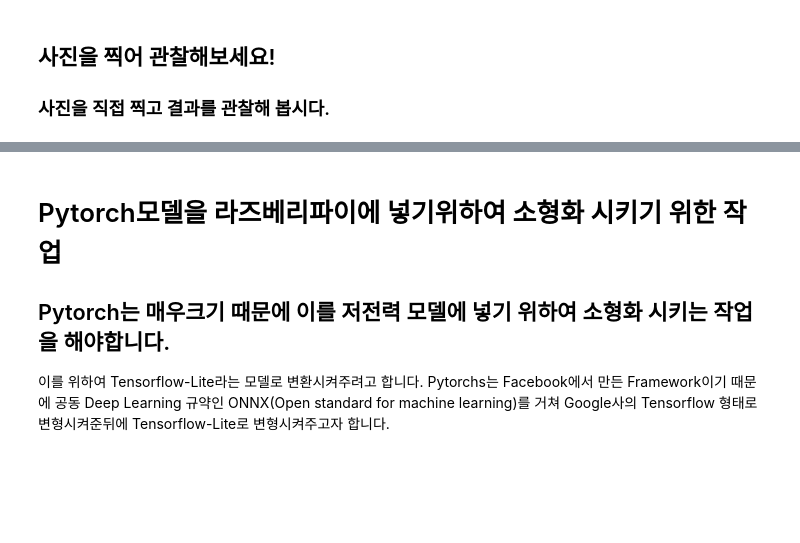
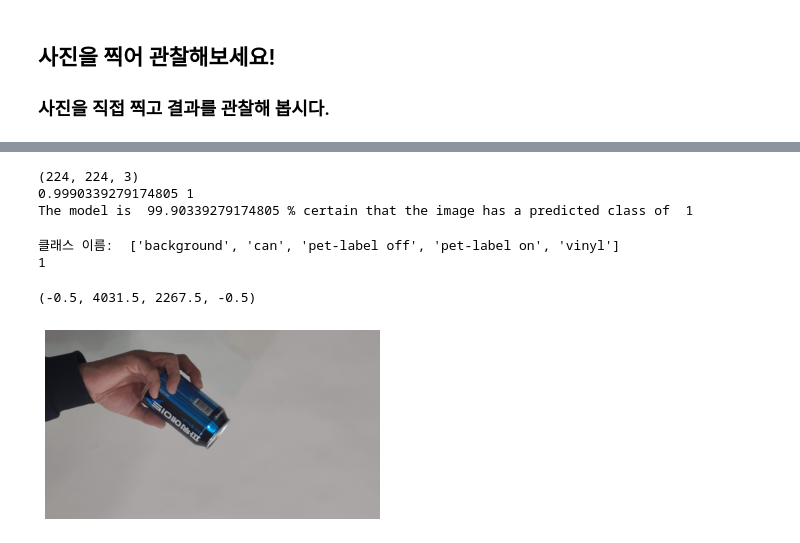
Before and after one commit to pakrseungbin/colab_raspberrypi, a Jupyter notebook: Transfer_Learning.ipynb, the cells around one changed output, grey strips where cells are left out. Saved outputs shown, nothing was run; the diff lists cells and outputs as text; code cells hidden in the pictures; blank space fills up the shorter version.

```diff
--- a/Transfer_Learning.ipynb
+++ b/Transfer_Learning.ipynb
@@ -345,12 +464,13 @@ model.to(device)
 ## 사진을 찍어 관찰해보세요!
 ### 사진을 직접 찍고 결과를 관찰해 봅시다.
 # %%
+import torch.nn.functional as F
 def predict(image, model):
     # Pass the image through our model
     output = model.forward(image)
 
     # Reverse the log function in our output
-    output = torch.exp(output)
+    output = F.softmax(output, dim=1)
 
     # Get the top predicted class, and the output percentage for
     # 확률과 클래스를 반환
@@ -415,18 +537,18 @@ def process_image(image_path):
 
     # 사이즈
     width, height = img.size
-    img = img.resize((255, int(255*(height/width))) if width < height else (int(255*(width/height)), 255)) # 255 x 255 사이즈로 변환
+    # img = img.resize((255, int(255*(height/width))) if width < height else (int(255*(width/height)), 255)) # 255 x 255 사이즈로 변환
 
-    # 변화된 사이즈
-    width, height = img.size
-    left = (width - 224)/2
-    top = (height - 224)/2
-    right = (width + 224)/2
-    bottom = (height + 224)/2
-    img = img.crop((left, top, right, bottom))
+    # # 변화된 사이즈
+    # width, height = img.size
+    # left = (width - 224)/2
+    # top = (height - 224)/2
+    # right = (width + 224)/2
+    # bottom = (height + 224)/2
+    # img = img.crop((left, top, right, bottom))
+    img = img.resize((224, 224))
+    img = np.array(img)
 
-    img = np.array(img)
-    print(img.shape)
     # Chnnel이 먼저되게끔 설정(tensor로 변환)
     img = img.transpose((2, 0, 1))
 
@@ -447,7 +569,7 @@ def process_image(image_path):
     return image
 # %%
 # Process Image
-image = process_image("data/dogs/retriever.jpg")
+image = process_image("data/can/20211111_144138(0).jpg")
 # Give image to model to predict output
 
 top_prob, top_class = predict(image.cuda(), model)
@@ -456,12 +578,17 @@ print(top_prob, top_class)
 
 # Print the results
 print("The model is ", top_prob*100, "% certain that the image has a predicted class of ", top_class)
+# %% [output]
+(224, 224, 3)
+0.9990339279174805 1
+The model is  99.90339279174805 % certain that the image has a predicted class of  1
 # %%
-plt.imshow(Image.open("data/dogs/retriever.jpg"))
+plt.imshow(Image.open("data/can/20211111_144138(0).jpg"))
+print("클래스 이름: ", class_names)
+print(top_class)
 plt.axis('off')
+# %% [output]
+클래스 이름:  ['background', 'can', 'pet-label off', 'pet-label on', 'vinyl']
+1
+(-0.5, 4031.5, 2267.5, -0.5)
+[figure, added]
-# %% [markdown]
-# Pytorch모델을 라즈베리파이에 넣기위하여 소형화 시키기 위한 작업
-## Pytorch는 매우크기 때문에 이를 저전력 모델에 넣기 위하여 소형화 시키는 작업을 해야합니다.
-이를 위하여 Tensorflow-Lite라는 모델로 변환시켜주려고 합니다.
-Pytorchs는 Facebook에서 만든 Framework이기 때문에 공동 Deep Learning 규약인 ONNX(Open standard for machine learning)를 거쳐
-Google사의 Tensorflow 형태로 변형시켜준뒤에 Tensorflow-Lite로 변형시켜주고자 합니다.
```
Also changed, not shown: parts of 15 cells of this notebook.
